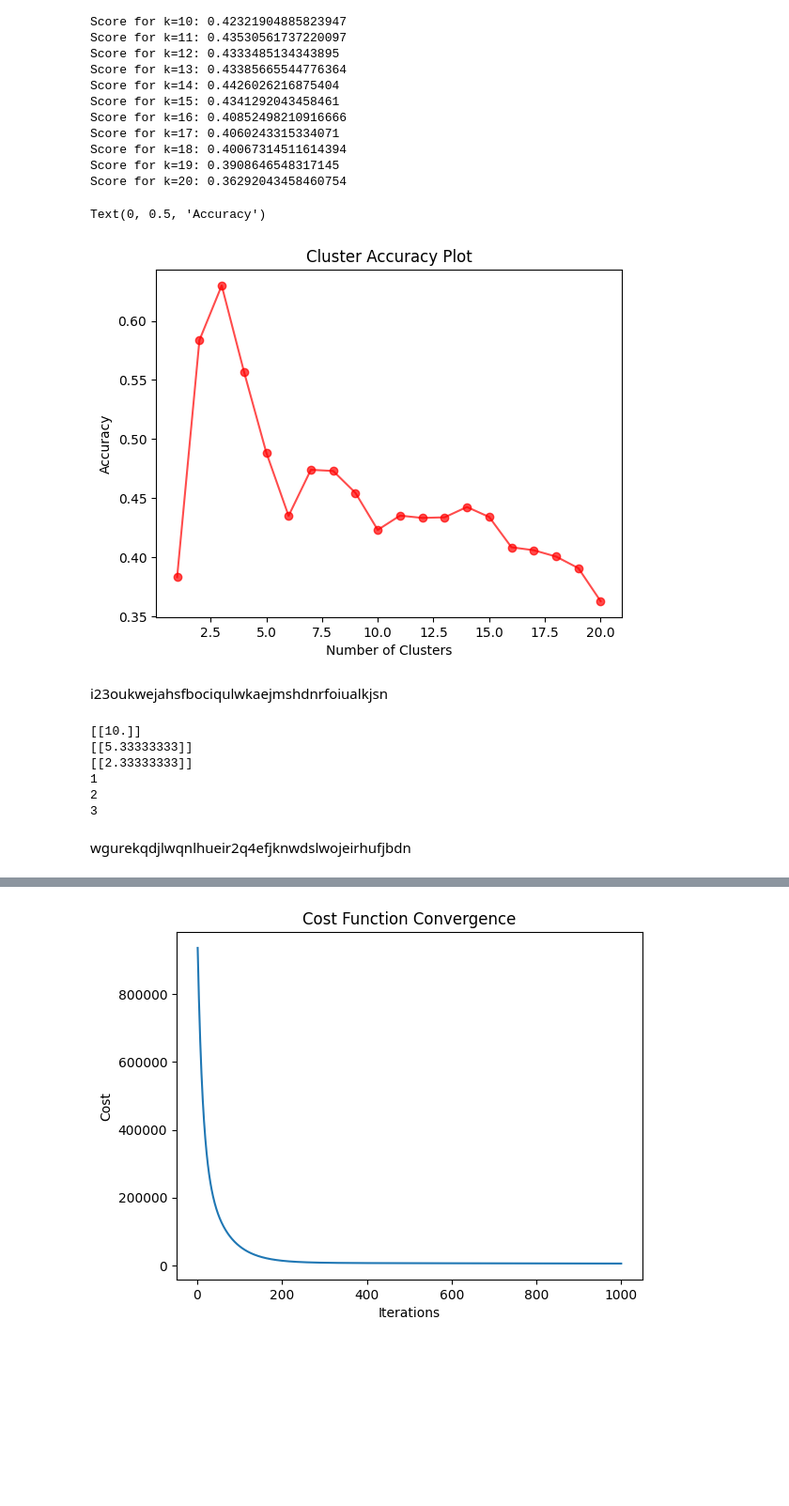
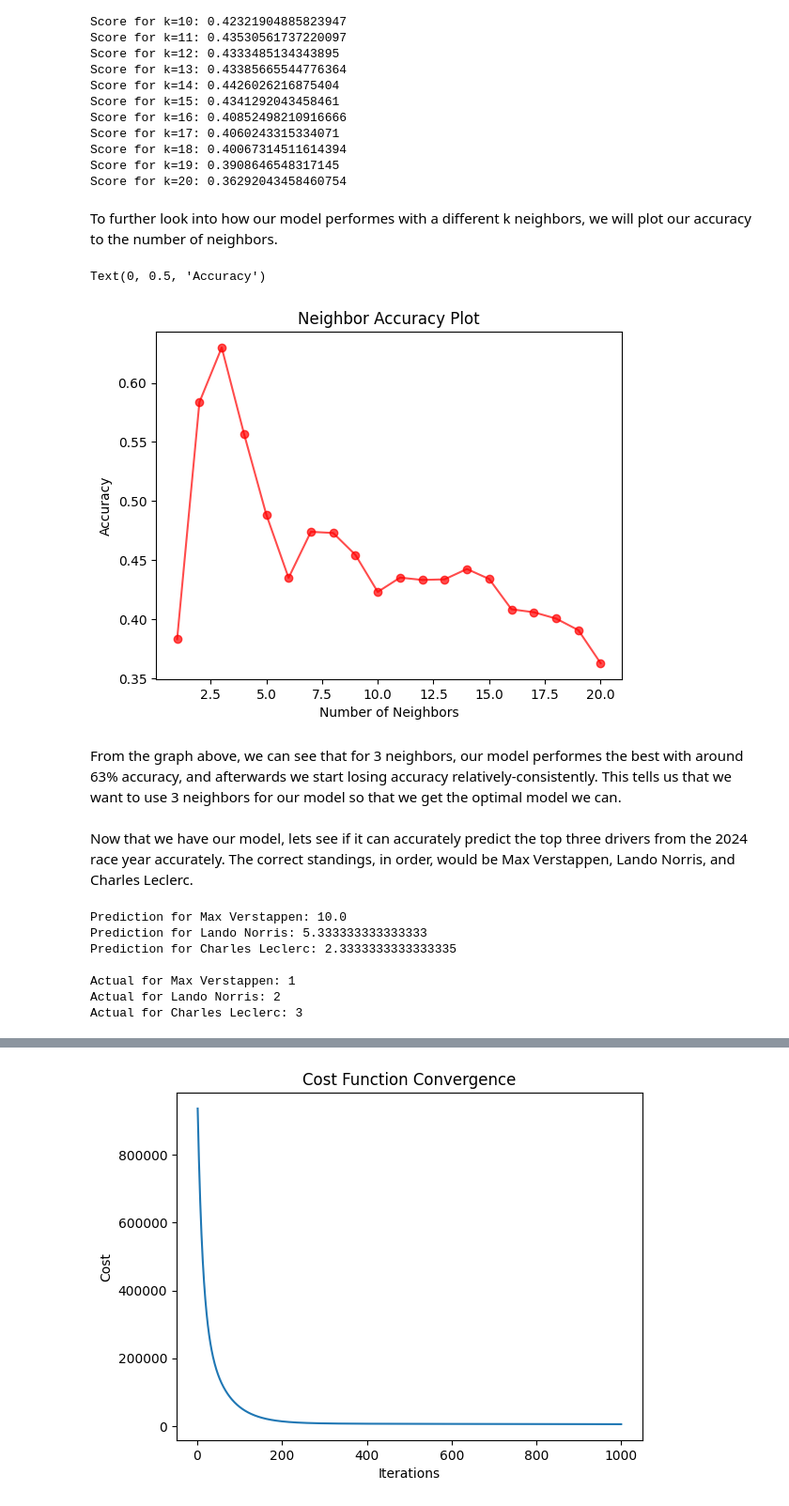
Before and after one commit to Dekamayaro/F1-Prediction-Project, a Jupyter notebook: project.ipynb, the cells around one changed output, grey strips where cells are left out. Shown at 94% size. Drawn from its saved outputs; the diff is of its cells as text; code cells hidden in the pictures; blank space fills up the shorter version.

```diff
--- a/project.ipynb
+++ b/project.ipynb
@@ -610,16 +605,13 @@ Now that we have cleaned our data, let's start our KNN Regression:
 # %%
-standings = pd.read_csv("Data/standings.csv")
-standings.head()
-
 X_train, X_test, y_train, y_test = train_test_split(unique_drivers[["Avg Net Position", "Avg Fastest Lap", "Cluster", "Podium Percentage", "Has WC", "Points"]], standings[["Position"]].fillna(0), test_size=0.3, random_state=0)
 
 accuracy = []
 
 for k in range(1, 21):
-    knn_regressor = KNeighborsRegressor(n_neighbors=k)
-    knn_regressor.fit(X_train, y_train)
-    print(f'Score for k={k}: {knn_regressor.score(X_test, y_test)}')
-    accuracy.append(knn_regressor.score(X_test, y_test))
+    knn_model = KNeighborsRegressor(n_neighbors=k)
+    knn_model.fit(X_train, y_train)
+    print(f'Score for k={k}: {knn_model.score(X_test, y_test)}')
+    accuracy.append(knn_model.score(X_test, y_test))
 # %% [output]
 Score for k=1: 0.38325417994925515
 Score for k=2: 0.5836315138897925
@@ -641,18 +633,22 @@ Score for k=17: 0.4060243315334071
 Score for k=18: 0.40067314511614394
 Score for k=19: 0.3908646548317145
 Score for k=20: 0.36292043458460754
+# %% [markdown]
+To further look into how our model performes with a different k neighbors, we will plot our accuracy to the number of neighbors.
 # %%
 cluster_accuracy = np.column_stack((accuracy, np.arange(1, 21)))
 plt.plot(cluster_accuracy[:, 1], cluster_accuracy[:, 0], marker='o', color='r', linestyle='-', alpha=0.7)
 
-plt.title('Cluster Accuracy Plot')
-plt.xlabel('Number of Clusters')
+plt.title('Neighbor Accuracy Plot')
+plt.xlabel('Number of Neighbors')
 plt.ylabel('Accuracy')
 # %% [output]
 Text(0, 0.5, 'Accuracy')
-[figure, old version]
+[figure, new version]
-# %% [markdown]
-i23oukwejahsfbociqulwkaejmshdnrfoiualkjsn
+# %% [markdown]
+From the graph above, we can see that for 3 neighbors, our model performes the best with around 63% accuracy, and afterwards we start losing accuracy relatively-consistently. This tells us that we want to use 3 neighbors for our model so that we get the optimal model we can.
+# %% [markdown]
+Now that we have our model, lets see if it can accurately predict the top three drivers from the 2024 race year accurately. The correct standings, in order, would be Max Verstappen, Lando Norris, and Charles Leclerc.
 # %%
 standings_2024 = standings[standings["Year"] == 2024]
 X_pred_vals_2024 = unique_drivers[unique_drivers["Year"] == 2024]
@@ -661,36 +657,30 @@ max_2024 = X_pred_vals_2024[X_pred_vals_2024["Number"] == 1]
 norris_2024 = X_pred_vals_2024[X_pred_vals_2024["Number"] == 4]
 leclerc_2024 = X_pred_vals_2024[X_pred_vals_2024["Number"] == 16]
 
-knn_regressor = KNeighborsRegressor(n_neighbors=3)
-knn_regressor.fit(X_train, y_train)
+knn_opt_model = KNeighborsRegressor(n_neighbors=3)
+knn_opt_model.fit(X_train, y_train)
 
-max_pred = knn_regressor.predict(max_2024[["Avg Net Position", "Avg Fastest Lap", "Cluster", "Podium Percentage", "Has WC", "Points"]])
-norris_pred = knn_regressor.predict(norris_2024[["Avg Net Position", "Avg Fastest Lap", "Cluster", "Podium Percentage", "Has WC", "Points"]])
-leclerc_pred = knn_regressor.predict(leclerc_2024[["Avg Net Position", "Avg Fastest Lap", "Cluster", "Podium Percentage", "Has WC", "Points"]])
+max_pred = knn_opt_model.predict(max_2024[["Avg Net Position", "Avg Fastest Lap", "Cluster", "Podium Percentage", "Has WC", "Points"]])
+norris_pred = knn_opt_model.predict(norris_2024[["Avg Net Position", "Avg Fastest Lap", "Cluster", "Podium Percentage", "Has WC", "Points"]])
+leclerc_pred = knn_opt_model.predict(leclerc_2024[["Avg Net Position", "Avg Fastest Lap", "Cluster", "Podium Percentage", "Has WC", "Points"]])
 
-print(max_pred)
-print(norris_pred)
-print(leclerc_pred)
-
-#2024,1,Max Verstappen,1,NED,Red Bull Racing Honda RBPT,437
-#2024,2,Lando Norris,4,GBR,McLaren Mercedes,374
-#2024,3,Charles Leclerc,16,MON,Ferrari,356
+print("Prediction for Max Verstappen:",  max_pred.item())
+print("Prediction for Lando Norris:",  norris_pred.item())
+print("Prediction for Charles Leclerc:",  leclerc_pred.item())
 
 true_max = standings_2024[standings_2024["Number"] == 1]
-print(true_max["Position"].iloc[0])
+print("\nActual for Max Verstappen:", true_max["Position"].iloc[0])
 
 true_norris = standings_2024[standings_2024["Number"] == 4]
-print(true_norris["Position"].iloc[0])
+print("Actual for Lando Norris:",true_norris["Position"].iloc[0])
 
 true_leclerc = standings_2024[standings_2024["Number"] == 16]
-print(true_leclerc["Position"].iloc[0])
-#print(standings_2024[standings_2024["Number"] == 1])
+print("Actual for Charles Leclerc:",true_leclerc["Position"].iloc[0])
 # %% [output]
-[[10.]]
-[[5.33333333]]
-[[2.33333333]]
-1
-2
-3
+Prediction for Max Verstappen: 10.0
+Prediction for Lando Norris: 5.333333333333333
+Prediction for Charles Leclerc: 2.3333333333333335
+
+Actual for Max Verstappen: 1
+Actual for Lando Norris: 2
+Actual for Charles Leclerc: 3
-# %% [markdown]
-wgurekqdjlwqnlhueir2q4efjknwdslwojeirhufjbdn
```
Also changed, not shown: parts of 13 cells of this notebook.
